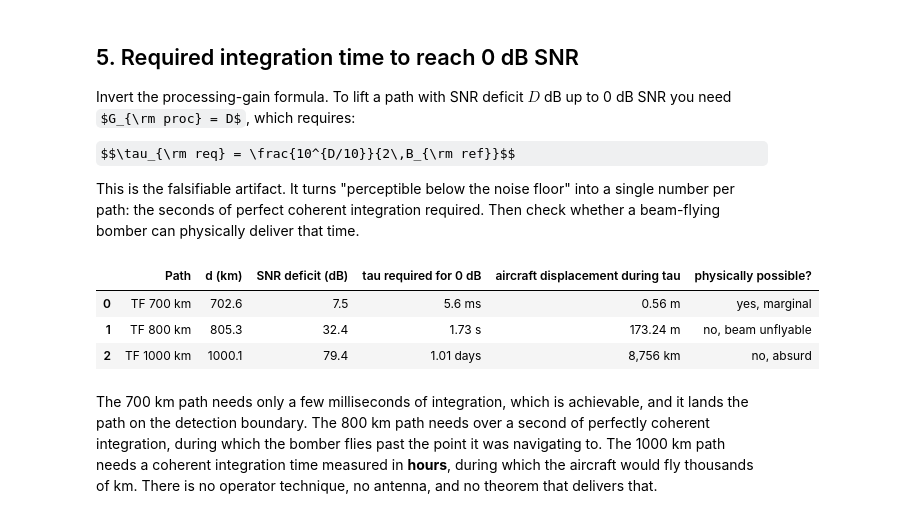
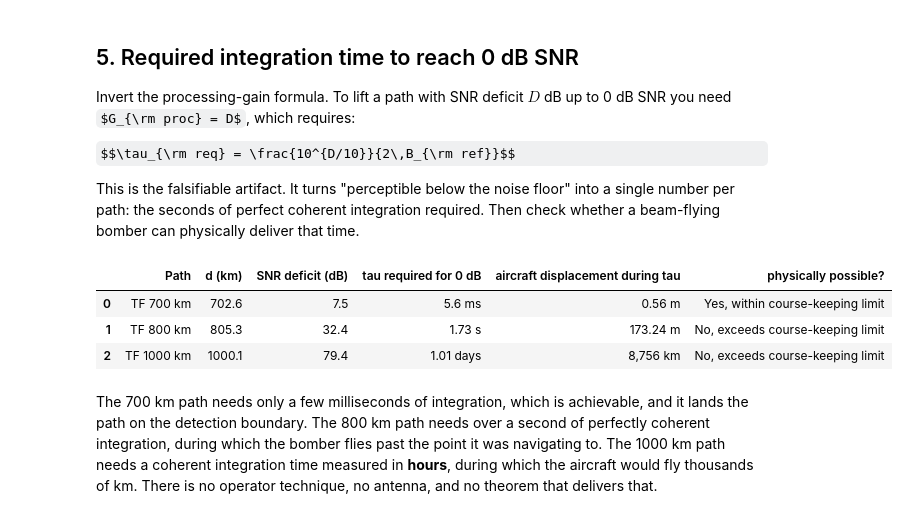
Before and after one commit to AlanSpaceAudits/battle-of-the-beams, a Jupyter notebook: jupyter_book/004_Processing_Gain_Ceiling.ipynb, the cells around one changed output. Cells and saved outputs as stored; diff of their text form; code cells hidden in the pictures; some formulas as TeX source.

Commit message:
Neutral wording in 004 physical-possibility column
Replaced the verdict strings with course-keeping-limit phrasing.

Co-Authored-By: Claude Opus 4.7 (1M context) <noreply@anthropic.com>

```diff
--- a/jupyter_book/004_Processing_Gain_Ceiling.ipynb
+++ b/jupyter_book/004_Processing_Gain_Ceiling.ipynb
@@ -136,39 +136,38 @@ This is the falsifiable artifact. It turns "perceptible below the noise floor" i
 # %%
 def tau_required_s(deficit_dB, B_ref=B_ref):
     return 10**(deficit_dB/10) / (2 * B_ref)
 
 req_rows = []
 for tname in ['TF 700 km','TF 800 km','TF 1000 km']:
     d_km, snr_full = ge_snr_dB(99, 29, tname)
     deficit = -snr_full
     tau = tau_required_s(deficit)
     flown_m = tau * v_air
     if tau < 1:
         tau_str = f"{tau*1000:.1f} ms"
     elif tau < 3600:
         tau_str = f"{tau:.2f} s"
     elif tau < 86400:
         tau_str = f"{tau/3600:.2f} hours"
     else:
         tau_str = f"{tau/86400:.2f} days"
     flown_str = (f"{flown_m:.2f} m" if flown_m < 1000
                  else f"{flown_m/1000:.1f} km" if flown_m < 1e6
                  else f"{flown_m/1e3:,.0f} km")
-    possible = ('yes, marginal' if tau < 0.1
-                else 'no, beam unflyable' if tau < 3600
-                else 'no, absurd')
+    possible = ('Yes, within course-keeping limit' if tau < 0.1
+                else 'No, exceeds course-keeping limit')
     req_rows.append([tname, round(d_km,1), f"{deficit:.1f}",
                      tau_str, flown_str, possible])
 req_df = pd.DataFrame(req_rows, columns=['Path','d (km)','SNR deficit (dB)',
                                          'tau required for 0 dB',
                                          'aircraft displacement during tau',
                                          'physically possible?'])
 req_df
 # %% [output]
 |  | Path | d (km) | SNR deficit (dB) | tau required for 0 dB | aircraft displacement during tau | physically possible? |
-| 0 | TF 700 km | 702.6 | 7.5 | 5.6 ms | 0.56 m | yes, marginal |
-| 1 | TF 800 km | 805.3 | 32.4 | 1.73 s | 173.24 m | no, beam unflyable |
-| 2 | TF 1000 km | 1000.1 | 79.4 | 1.01 days | 8,756 km | no, absurd |
+| 0 | TF 700 km | 702.6 | 7.5 | 5.6 ms | 0.56 m | Yes, within course-keeping limit |
+| 1 | TF 800 km | 805.3 | 32.4 | 1.73 s | 173.24 m | No, exceeds course-keeping limit |
+| 2 | TF 1000 km | 1000.1 | 79.4 | 1.01 days | 8,756 km | No, exceeds course-keeping limit |
 # %% [markdown]
 The 700 km path needs only a few milliseconds of integration, which is achievable, and it lands the path on the detection boundary. The 800 km path needs over a second of perfectly coherent integration, during which the bomber flies past the point it was navigating to. The 1000 km path needs a coherent integration time measured in **hours**, during which the aircraft would fly thousands of km. There is no operator technique, no antenna, and no theorem that delivers that.
 # %% [markdown]
```
Also changed, not shown: 1 other file.
